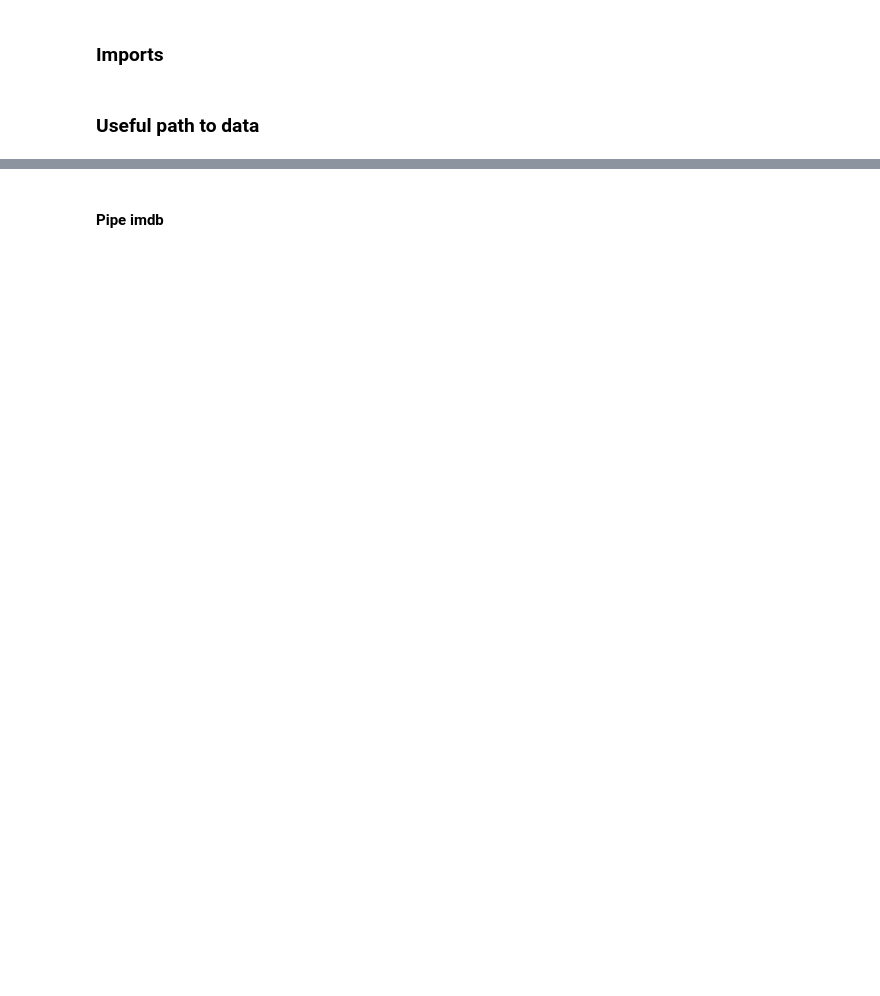
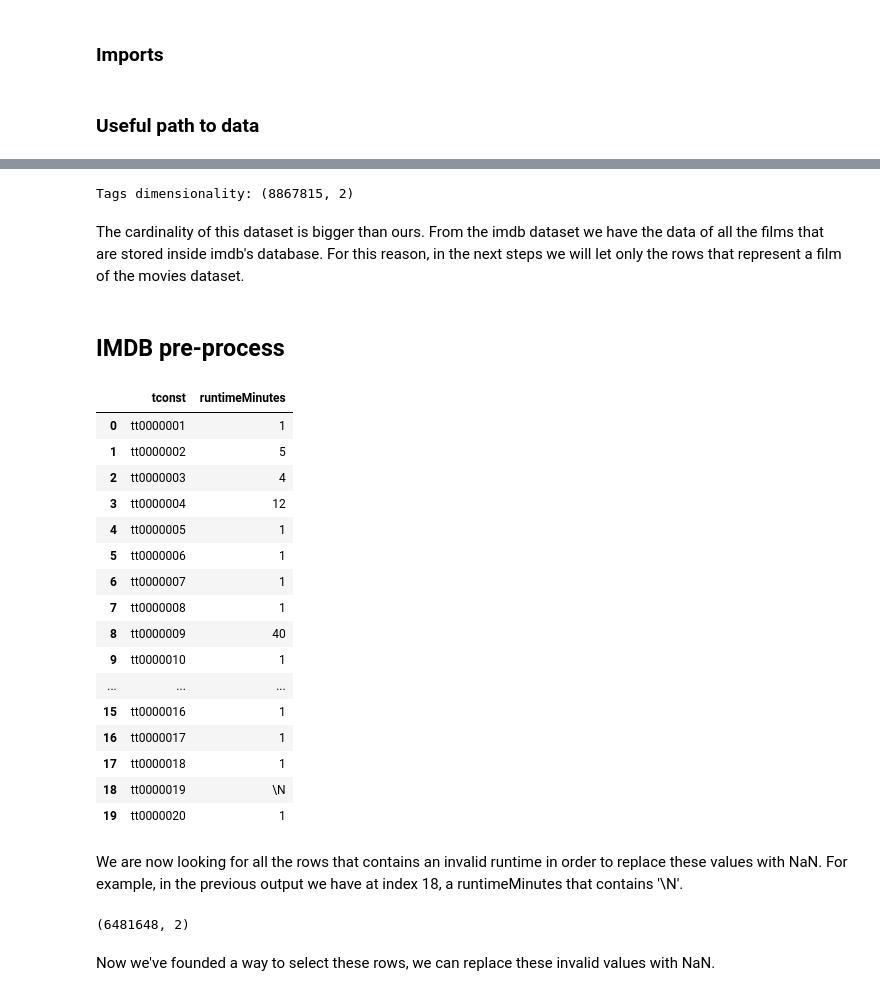
Before and after one commit to prushh/movie-lens-mlp, a Jupyter notebook: notebooks/1.1-external-data-exploration.ipynb, the cells around one changed output, grey strips where cells are left out. Drawn from its saved outputs; the diff is of its cells as text; code cells hidden in the pictures; blank space fills up the shorter version.

```diff
--- a/notebooks/1.1-external-data-exploration.ipynb
+++ b/notebooks/1.1-external-data-exploration.ipynb
@@ -29,5 +47,39 @@ imdb.info()
-# %% [markdown]
-#### Pipe imdb
+# %%
+print(f'Tags dimensionality: {imdb.shape}')
+# %% [output]
+Tags dimensionality: (8867815, 2)
+# %% [markdown]
+The cardinality of this dataset is bigger than ours. From the imdb dataset we have the data of all the films that are stored inside imdb's database. For this reason, in the next steps we will let only the rows that represent a film of the movies dataset.
+# %% [markdown]
+## IMDB pre-process
+# %%
+imdb.head(20)
+# %% [output]
+|  | tconst | runtimeMinutes |
+| 0 | tt0000001 | 1 |
+| 1 | tt0000002 | 5 |
+| 2 | tt0000003 | 4 |
+| 3 | tt0000004 | 12 |
+| 4 | tt0000005 | 1 |
+| 5 | tt0000006 | 1 |
+| 6 | tt0000007 | 1 |
+| 7 | tt0000008 | 1 |
+| 8 | tt0000009 | 40 |
+| 9 | tt0000010 | 1 |
+| ... | ... | ... |
+| 15 | tt0000016 | 1 |
+| 16 | tt0000017 | 1 |
+| 17 | tt0000018 | 1 |
+| 18 | tt0000019 | \N |
+| 19 | tt0000020 | 1 |
+# %% [markdown]
+We are now looking for all the rows that contains an invalid runtime in order to replace these values with NaN. For example, in the previous output we have at index 18, a runtimeMinutes that contains '\N'.
+# %%
+imdb[imdb['runtimeMinutes'].str.contains('([\\]*[a-zA-Z|\\-]+)')==True].shape
+# %% [output]
+(6481648, 2)
+# %% [markdown]
+Now we've founded a way to select these rows, we can replace these invalid values with NaN.
 # %%
 imdb = (imdb
         .replace(regex={'runtimeMinutes': '([\\]*[a-zA-Z|\\-]+)'}, value={'runtimeMinutes': np.nan})
```
Also changed, not shown: parts of 27 cells of this notebook, 1 other file.
